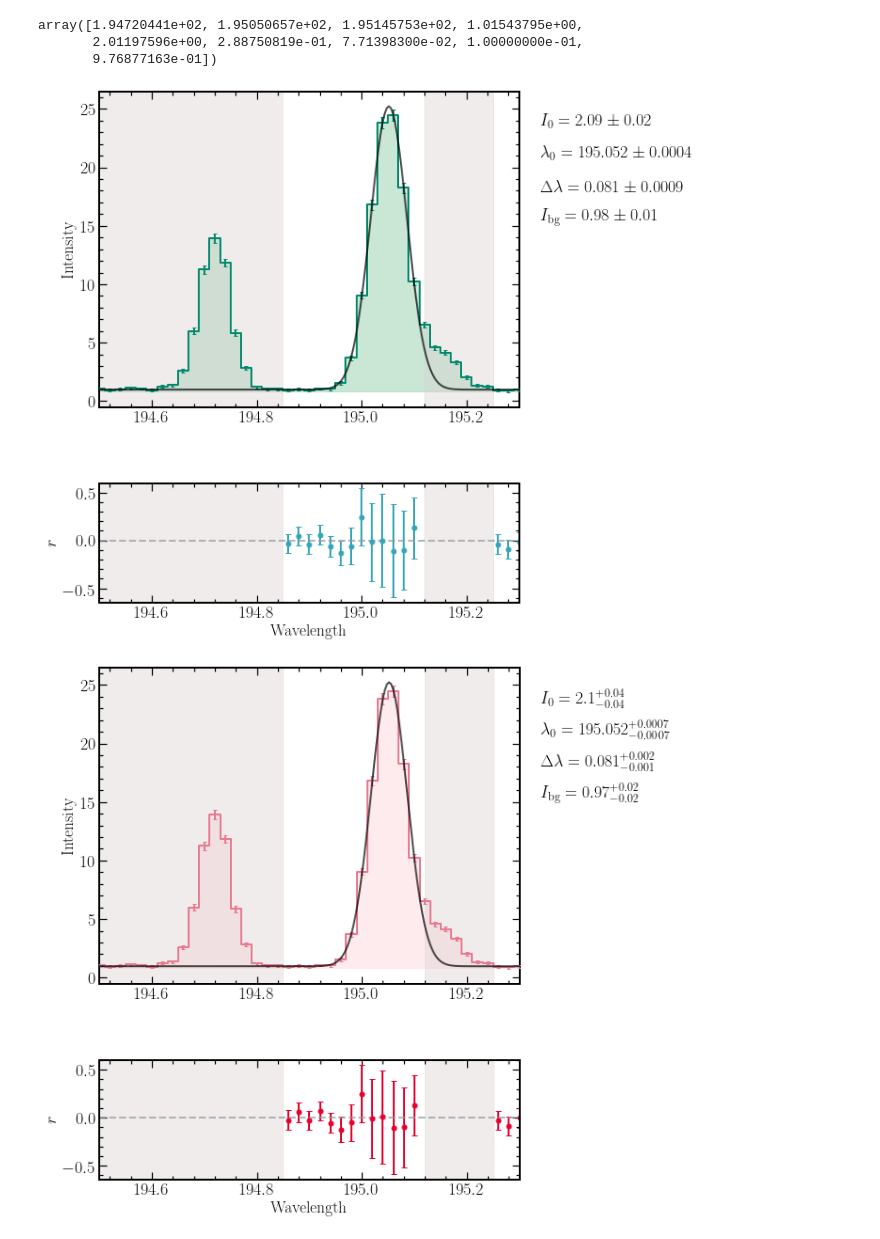
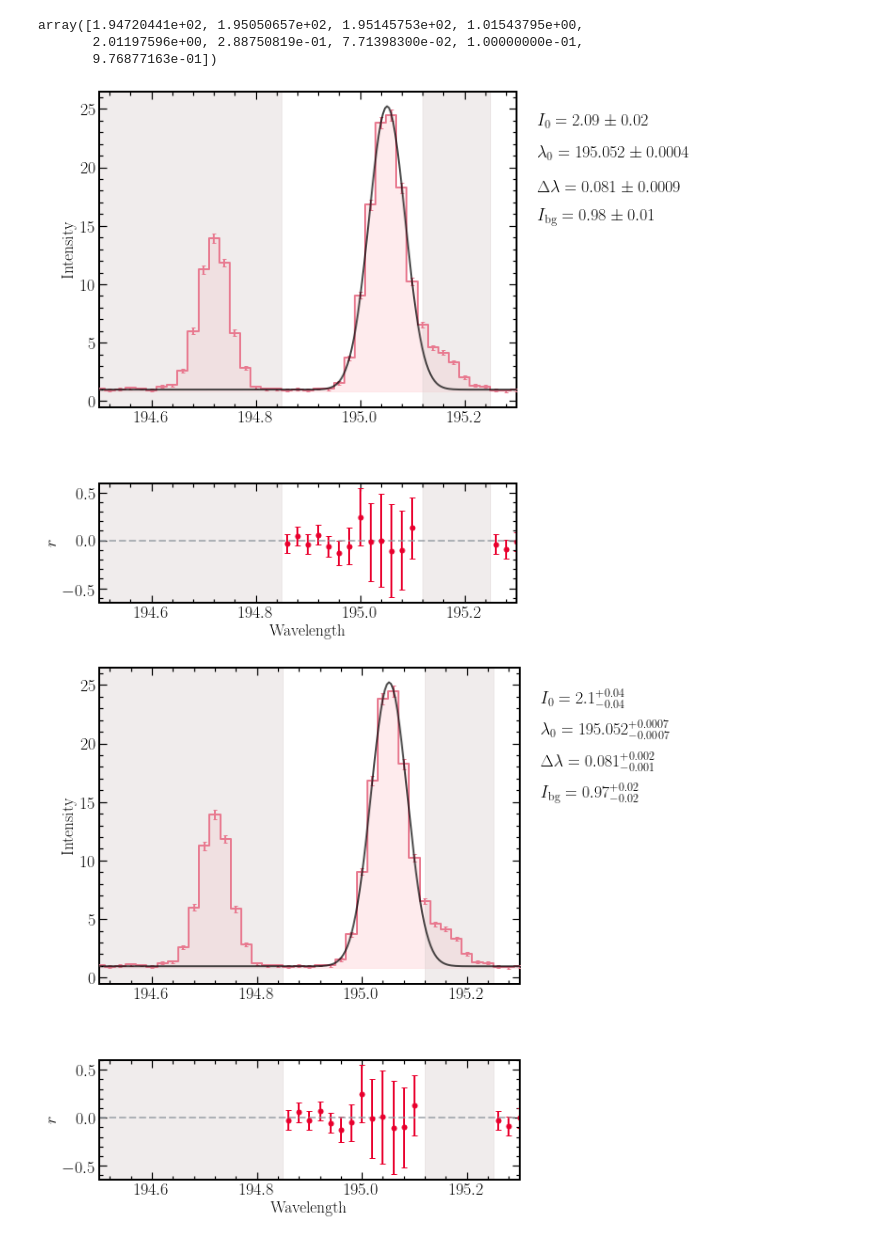
Before and after one commit to yjzhu-solar/MyPy, a Jupyter notebook: tutorial/juanfit_test.ipynb, the cells around one changed output. Drawn from its saved outputs; the diff is of its cells as text; code cells hidden in the pictures.

```diff
--- a/tutorial/juanfit_test.ipynb
+++ b/tutorial/juanfit_test.ipynb
@@ -51,18 +62,19 @@ array([1.94720441e+02, 1.95050657e+02, 1.95145753e+02, 1.01543795e+00,
 # %%
 import importlib
 importlib.reload(juanfit)
 from juanfit import SpectrumFitSingle
 from juanfit import gaussian
 fit_model = SpectrumFitSingle(data=data,wvl=wvl,err=error_lvl,line_number=1,
                             line_wvl_init=[195],int_max_init=[15],
                             fwhm_init=[0.1],mask=[[195.12,195.25],[194.5,194.85]])
 #fit_model.plot(plot_fit=False,xlim=(194.5,195.3))
 fit_model.run_lse()
 #fit_model.run_HahnMC(n_chain=1000)
-fit_model.plot(xlim=(194.5,195.3),color_style="Cold")
+#fit_model.plot(xlim=(194.5,195.3),color_style="Cold")
+fit_model.plot(xlim=(194.5,195.3),save_fig=True,save_fname="/home/yjzhu/SOLAR/fit_result_2.pdf")
 #fit_model.wvl_tofit
 # %% [output]
-[figure, old version]
+[figure, new version]
 # %%
 import importlib
 importlib.reload(juanfit)
```
Also changed, not shown: parts of 3 cells of this notebook, 1 other file.
